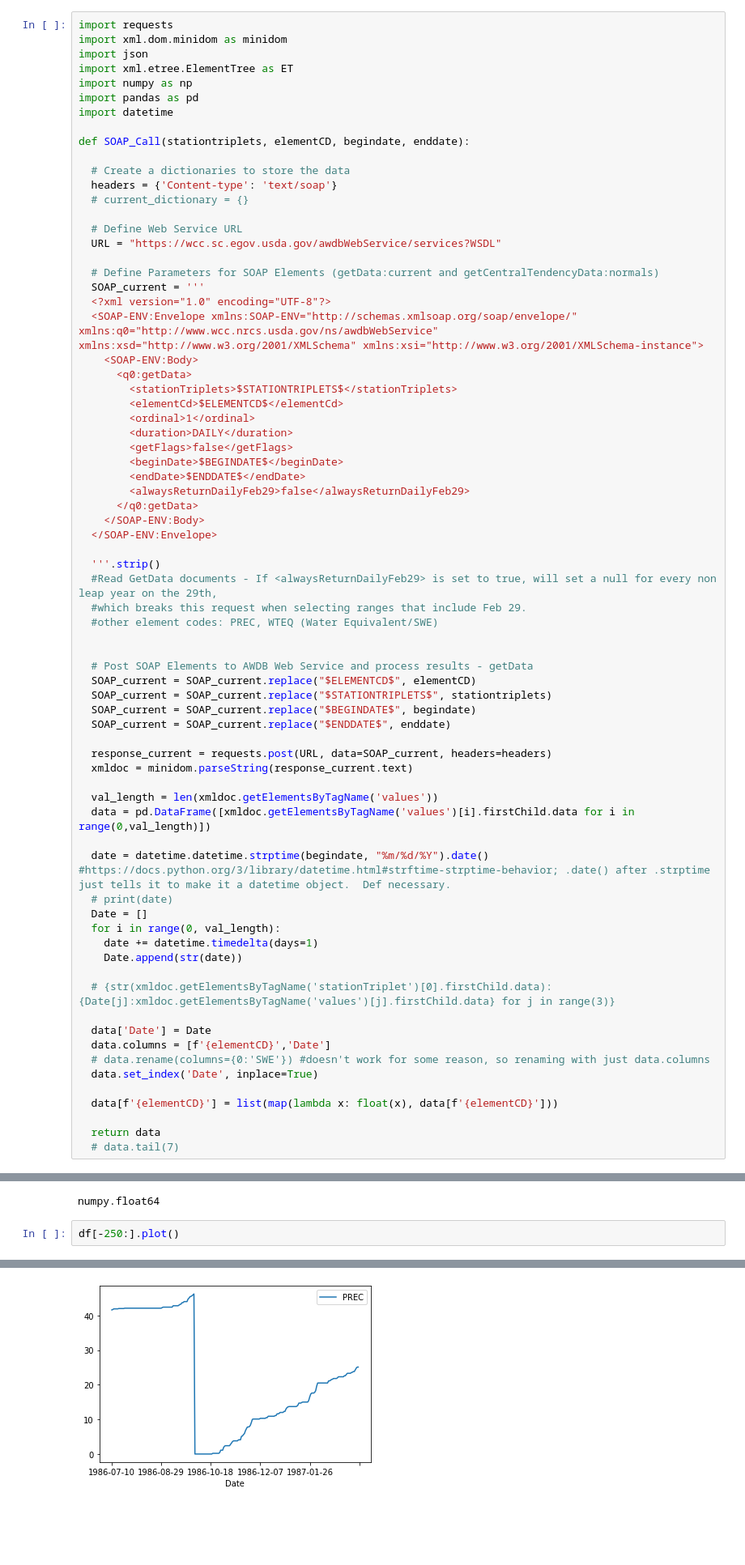
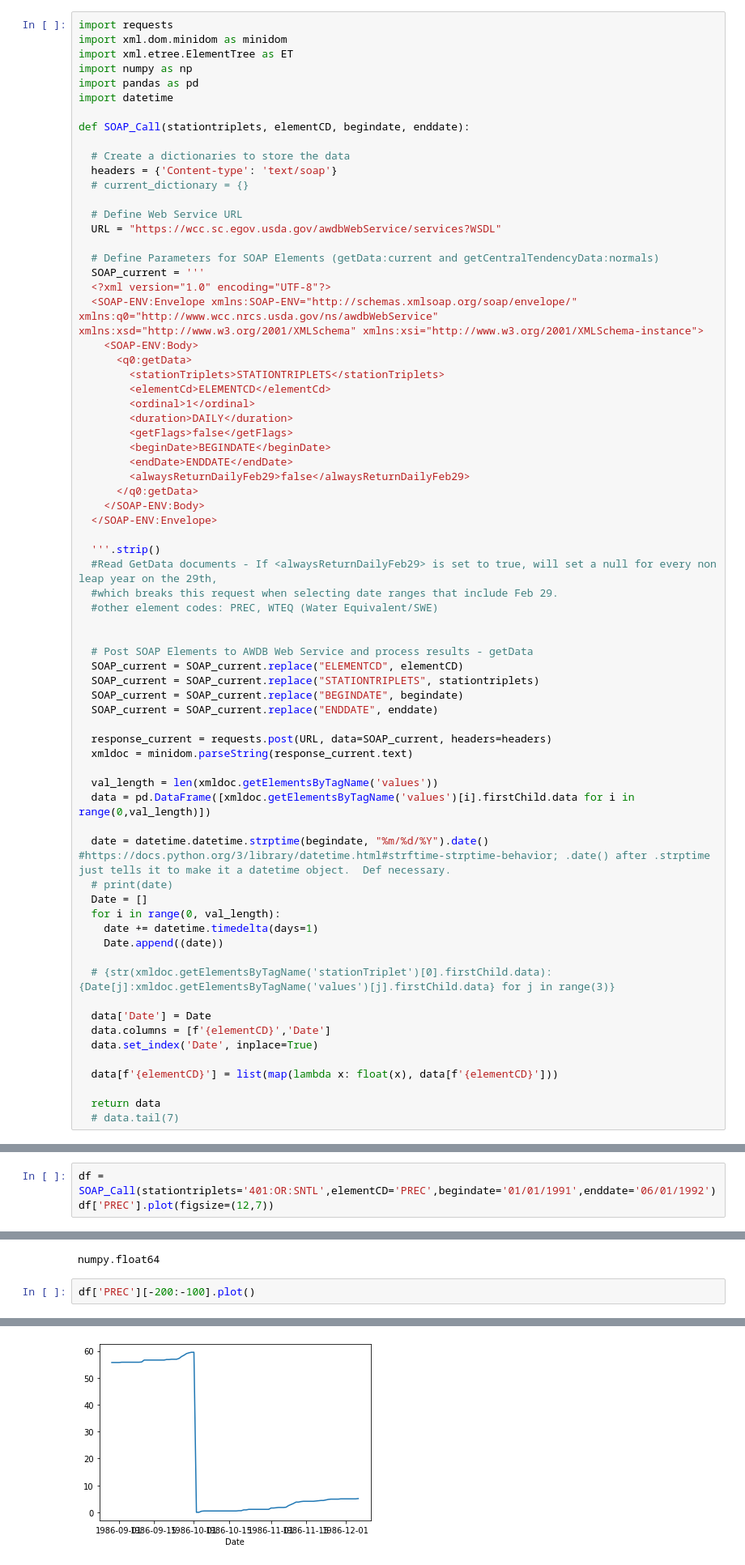
Before and after one commit to geoskimoto/AWDB_SOAP_Request, a Jupyter notebook: GetData_AWDB_SOAP_call.ipynb, the cells around one changed output, grey strips where cells are left out. Shown: that part at 81% size. Saved outputs shown, nothing was run; the diff lists cells and outputs as text; blank space fills up the shorter version.

```diff
--- a/GetData_AWDB_SOAP_call.ipynb
+++ b/GetData_AWDB_SOAP_call.ipynb
@@ -3,7 +3,6 @@
 # %%
 import requests
 import xml.dom.minidom as minidom
-import json
 import xml.etree.ElementTree as ET
 import numpy as np
 import pandas as pd
@@ -24,13 +23,13 @@ def SOAP_Call(stationtriplets, elementCD, begindate, enddate):
   <SOAP-ENV:Envelope xmlns:SOAP-ENV="http://schemas.xmlsoap.org/soap/envelope/" xmlns:q0="http://www.wcc.nrcs.usda.gov/ns/awdbWebService" xmlns:xsd="http://www.w3.org/2001/XMLSchema" xmlns:xsi="http://www.w3.org/2001/XMLSchema-instance">
     <SOAP-ENV:Body>
       <q0:getData>
-        <stationTriplets>$STATIONTRIPLETS$</stationTriplets>
-        <elementCd>$ELEMENTCD$</elementCd>
+        <stationTriplets>STATIONTRIPLETS</stationTriplets>
+        <elementCd>ELEMENTCD</elementCd>
         <ordinal>1</ordinal>
         <duration>DAILY</duration>
         <getFlags>false</getFlags>
-        <beginDate>$BEGINDATE$</beginDate>
-        <endDate>$ENDDATE$</endDate>
+        <beginDate>BEGINDATE</beginDate>
+        <endDate>ENDDATE</endDate>
         <alwaysReturnDailyFeb29>false</alwaysReturnDailyFeb29>
       </q0:getData>
     </SOAP-ENV:Body>
@@ -38,15 +37,15 @@ def SOAP_Call(stationtriplets, elementCD, begindate, enddate):
 
   '''.strip()
   #Read GetData documents - If <alwaysReturnDailyFeb29> is set to true, will set a null for every non leap year on the 29th,
-  #which breaks this request when selecting ranges that include Feb 29.
+  #which breaks this request when selecting date ranges that include Feb 29.
   #other element codes: PREC, WTEQ (Water Equivalent/SWE)
 
 
   # Post SOAP Elements to AWDB Web Service and process results - getData
-  SOAP_current = SOAP_current.replace("$ELEMENTCD$", elementCD)
-  SOAP_current = SOAP_current.replace("$STATIONTRIPLETS$", stationtriplets)
-  SOAP_current = SOAP_current.replace("$BEGINDATE$", begindate)
-  SOAP_current = SOAP_current.replace("$ENDDATE$", enddate)
+  SOAP_current = SOAP_current.replace("ELEMENTCD", elementCD)
+  SOAP_current = SOAP_current.replace("STATIONTRIPLETS", stationtriplets)
+  SOAP_current = SOAP_current.replace("BEGINDATE", begindate)
+  SOAP_current = SOAP_current.replace("ENDDATE", enddate)
 
   response_current = requests.post(URL, data=SOAP_current, headers=headers)
   xmldoc = minidom.parseString(response_current.text)
@@ -59,13 +58,12 @@ def SOAP_Call(stationtriplets, elementCD, begindate, enddate):
   Date = []
   for i in range(0, val_length):
     date += datetime.timedelta(days=1)
-    Date.append(str(date))
+    Date.append((date))
 
   # {str(xmldoc.getElementsByTagName('stationTriplet')[0].firstChild.data):{Date[j]:xmldoc.getElementsByTagName('values')[j].firstChild.data} for j in range(3)}
 
   data['Date'] = Date
   data.columns = [f'{elementCD}','Date']
-  # data.rename(columns={0:'SWE'}) #doesn't work for some reason, so renaming with just data.columns
   data.set_index('Date', inplace=True)
 
   data[f'{elementCD}'] = list(map(lambda x: float(x), data[f'{elementCD}']))
@@ -89,0 +81,3 @@ df.sample(7)
+# %%
+df = SOAP_Call(stationtriplets='401:OR:SNTL',elementCD='PREC',begindate='01/01/1991',enddate='06/01/1992')
+df['PREC'].plot(figsize=(12,7))
@@ -92,9 +103,9 @@ type(df['PREC'][0])
 # %% [output]
 numpy.float64
 # %%
-df[-250:].plot()
+df['PREC'][-200:-100].plot()
 # %% [output]
 <matplotlib.axes._subplots.AxesSubplot at 0x...>
-[figure, old version]
+[figure, new version]
 # %%
 # list(map(lambda x: str(x), df.iloc[:,0]))
```
Also changed, not shown: parts of 6 cells of this notebook.
